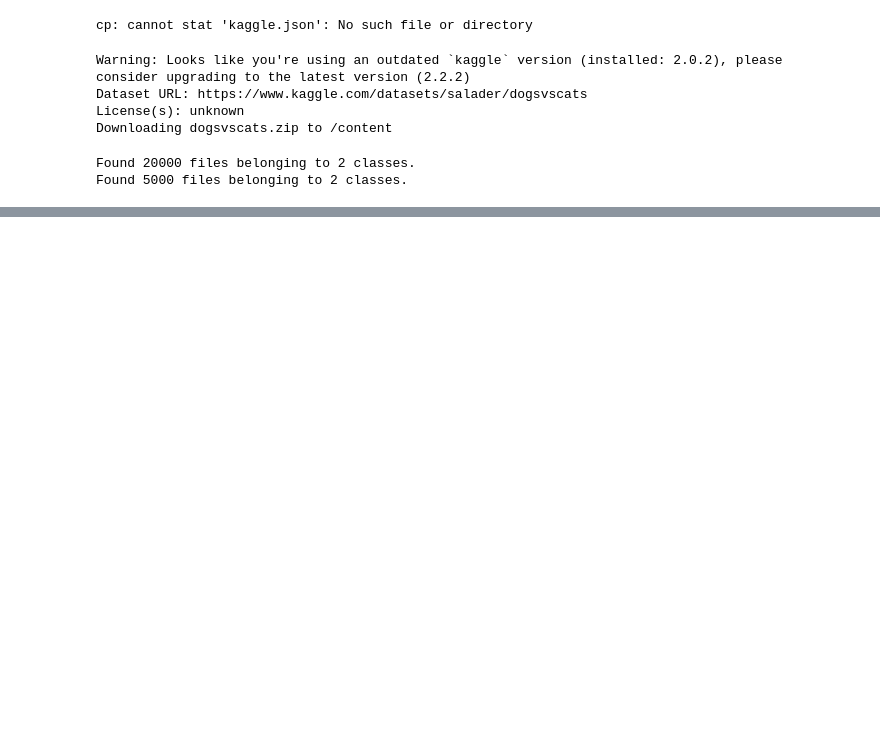
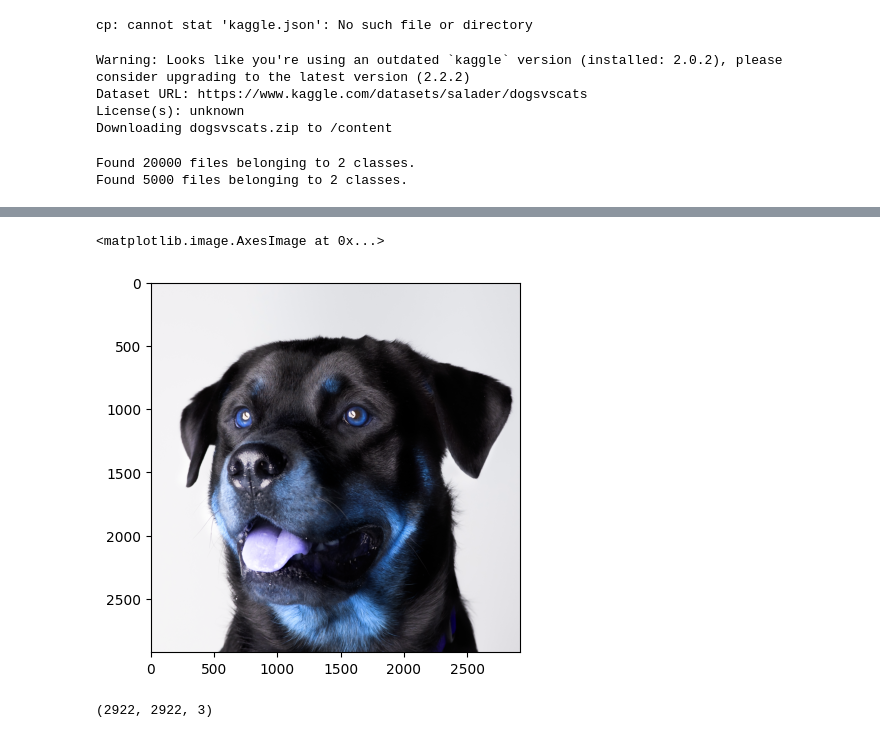
Before and after one commit to raomiran14/Machine-Learning-Tasks-Repo, a Jupyter notebook: cnn_dogs_vs_cats_classifier.ipynb, the cells around one changed output, grey strips where cells are left out. Cells and saved outputs as stored; diff of their text form; code cells hidden in the pictures; blank space fills up the shorter version.

Commit message:
Add image prediction functionality for trained CNN model

```diff
--- a/cnn_dogs_vs_cats_classifier.ipynb
+++ b/cnn_dogs_vs_cats_classifier.ipynb
@@ -155,0 +158,11 @@ plt.show()
+# %%
+test_img=cv2.imread("/content/selective-focus-rottweiler-dog-with-it-s-tongue-out-isolated-white-background.jpg")
+# %%
+plt.imshow(test_img)
+# %% [output]
+<matplotlib.image.AxesImage at 0x...>
+[figure, added]
+# %%
+test_img.shape
+# %% [output]
+(2922, 2922, 3)
```
Also changed, not shown: parts of 10 cells of this notebook.
